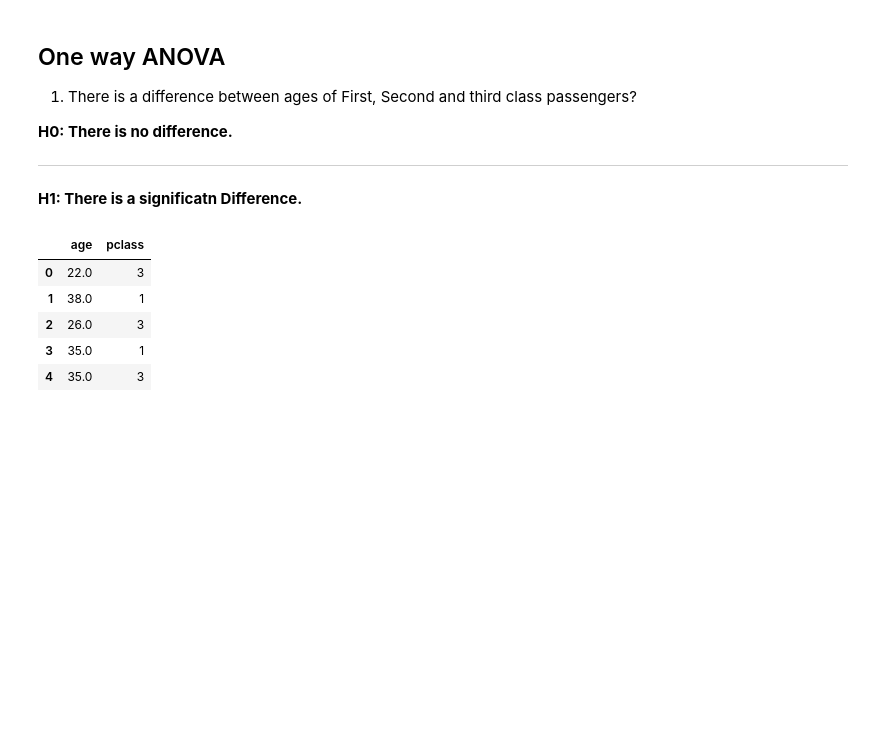
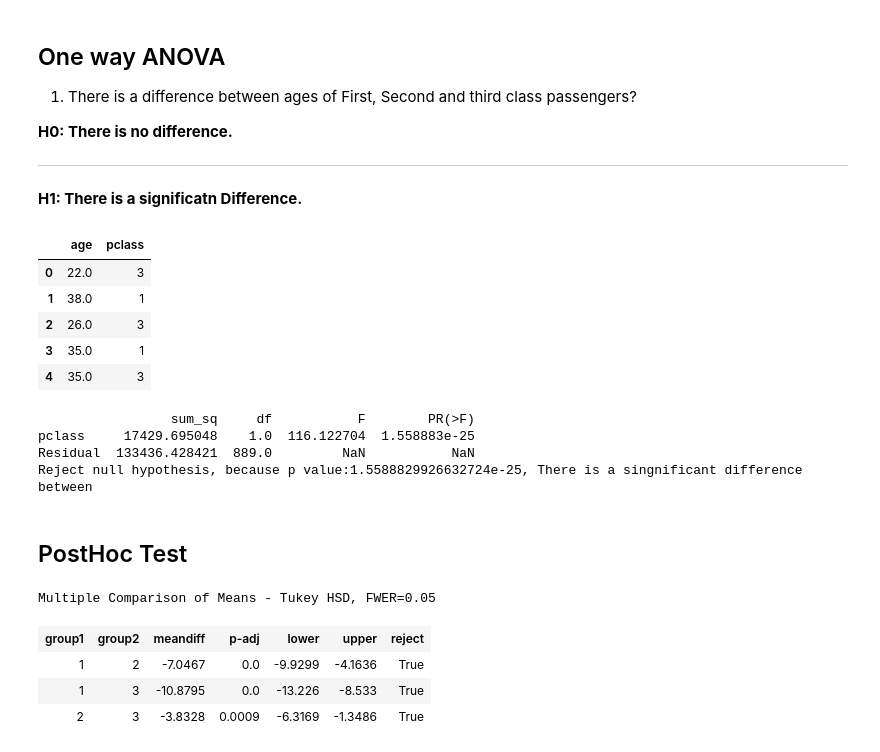
Before and after one commit to Ind-saurabh-kumar/Data_Science_Course, a Jupyter notebook: Mathematics/Statistics/case_study.ipynb, the cells around one changed output. Drawn from its saved outputs; the diff is of its cells as text; code cells hidden in the pictures; blank space fills up the shorter version.

```diff
--- a/Mathematics/Statistics/case_study.ipynb
+++ b/Mathematics/Statistics/case_study.ipynb
@@ -240,7 +240,7 @@ import statsmodels.api as sm
 from statsmodels.formula.api import ols
 
 # ANOVA test for age and class
-model = ols("age ~ pclas", data=df).fit()
+model = ols("age ~ pclass", data=df).fit()
 anova_table = sm.stats.anova_lm(model, typ=2)
 print(anova_table)
 
@@ -248,4 +248,23 @@ print(anova_table)
 if anova_table['PR(>F)'][0] < 0.05:
     print(f"Reject null hypothesis, because p value:{anova_table['PR(>F)'][0]}, There is a singnificant difference between")
 else:
-    print(f"Fail to reject null hypothesis, becaus p value: {anova_table['PR(>F)'][0]}, there is not")
+    print(f"Fail to reject null hypothesis, becaus p value: {anova_table['PR(>F)'][0]}, there is not any difference between")
+# %% [output]
+                 sum_sq     df           F        PR(>F)
+pclass     17429.695048    1.0  116.122704  1.558883e-25
+Residual  133436.428421  889.0         NaN           NaN
+Reject null hypothesis, because p value:1.5588829926632724e-25, There is a singnificant difference between
+# %% [markdown]
+## PostHoc Test
+# %%
+# Tukey HSD pairwise comparison
+from statsmodels.stats.multicomp import pairwise_tukeyhsd
+
+tukey = pairwise_tukeyhsd(endog=df['age'], groups=df['pclass'], alpha=0.05)
+tukey.summary()
+# %% [output]
+Multiple Comparison of Means - Tukey HSD, FWER=0.05
+| group1 | group2 | meandiff | p-adj | lower | upper | reject |
+| 1 | 2 | -7.0467 | 0.0 | -9.9299 | -4.1636 | True |
+| 1 | 3 | -10.8795 | 0.0 | -13.226 | -8.533 | True |
+| 2 | 3 | -3.8328 | 0.0009 | -6.3169 | -1.3486 | True |
```
